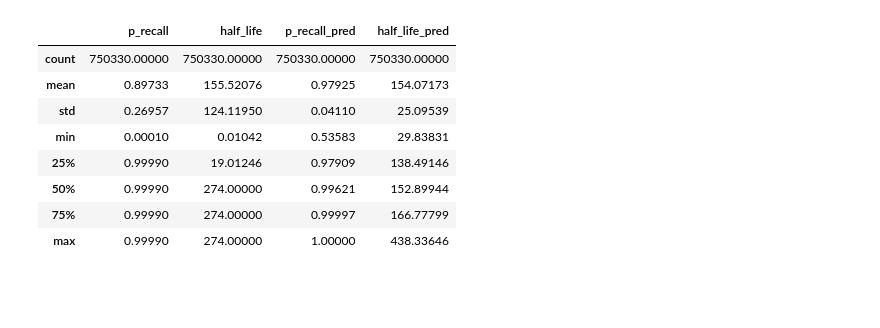
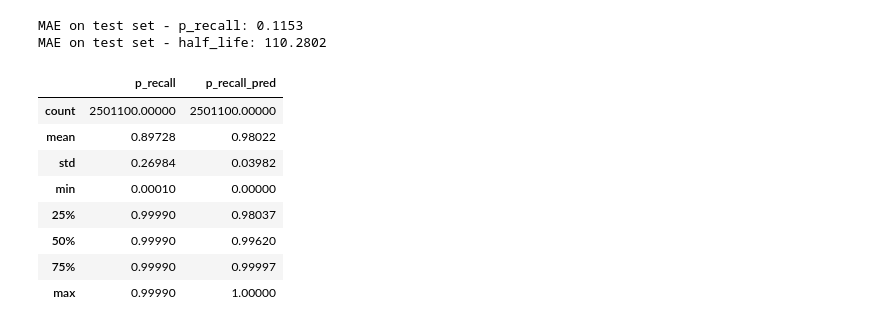
Before and after one commit to juliakubisa/spaced_repetition_algorithm, a Jupyter notebook: notebooks/neural_network_halflife.ipynb, the cells around one changed output. Cells and saved outputs as stored; diff of their text form; code cells hidden in the pictures; blank space fills up the shorter version.

Commit message:
sample weights and sampling in N-HLR

```diff
--- a/notebooks/neural_network_halflife.ipynb
+++ b/notebooks/neural_network_halflife.ipynb
@@ -112,7 +201,6 @@ def split(df, numeric_features):
     y_test_p_recall = y_test['p_recall']
     y_test_half_life = y_test['half_life']
 
-
     # Embeddings
     return df, X_train_tags, X_train_langs, X_train_numerical, X_test_tags, X_test_langs, X_test_numerical, X_train_delta, X_test_delta, X_test, y_train, y_test, y_train_half_life, y_train_p_recall, y_test_half_life, y_test_p_recall
 
@@ -120,7 +208,7 @@ def split(df, numeric_features):
     # return df, X_train_delta, X_test_delta, X_train_numerical, X_test_numerical, y_train_p_recall, y_train_half_life, y_test_p_recall, y_test_half_life
 
 # Embeddings
-df, X_train_tags, X_train_langs, X_train_numerical, X_test_tags, X_test_langs, X_test_numerical, X_train_delta, X_test_delta, X_test, y_train, y_test, y_train_half_life, y_train_p_recall, y_test_half_life, y_test_p_recall = split(dff_1.sample(frac=0.3), numeric_features)
+df, X_train_tags, X_train_langs, X_train_numerical, X_test_tags, X_test_langs, X_test_numerical, X_train_delta, X_test_delta, X_test, y_train, y_test, y_train_half_life, y_train_p_recall, y_test_half_life, y_test_p_recall = split(dff_1.sample(frac=1), numeric_features)
 
 
 # No embeddings
@@ -215,20 +316,11 @@ p_recall_output = Lambda(lambda inputs: tf.pow(2.0, -inputs[0] / (inputs[1] + 1e
 # print(y_train_p_recall.shape)
 # %%
 inputs_list = [tags_input, langs_input, numerical_input, delta_input]
+X_train_list = [X_train_tags, X_train_langs, X_train_numerical, X_train_delta]
 
-# no embeddings
-# model = Model(inputs=[numerical_input, delta_input], outputs=[half_life_output, p_recall_output])
-
-# embeddings
 model = Model(inputs=inputs_list, outputs=[half_life_output, p_recall_output])
 
 model.compile(loss=nhlr_loss, optimizer= Adam(learning_rate=learning_rate), metrics=['MAE', 'MAE'])
-
-# no embeddings
-# model.fit([X_train_numerical, X_train_delta], [y_train_half_life, y_train_p_recall], epochs=epochs, batch_size=batch_size, verbose=2)
-
-# embeddings
-X_train = [X_train_tags, X_train_langs, X_train_numerical, X_train_delta]
-model.fit(X_train, [y_train_half_life, y_train_p_recall], epochs=epochs, batch_size=batch_size, verbose=2)
+model.fit(X_train_list, [y_train_half_life, y_train_p_recall], epochs=epochs, batch_size=batch_size, verbose=2, sample_weight = sample_weights)
 model.summary()
 # %% [output]
@@ -325,8 +431,3 @@ print(f'Best Accuracy for {grid_result.best_score_:.4} using {grid_result.best_p
 # %%
 # Predict
-# y_pred_half_life, y_pred_p_recall  = model.predict([X_test_tags, X_test_langs, X_test_numerical, X_test_delta])
-
-dff_results = X_test.copy()
-dff_results['p_recall_test'], dff_results['p_recall_pred'], dff_results['diff'] = y_test['p_recall'], y_pred_p_recall, y_test['p_recall'] - y_pred_p_recall
-# dff_results['half_life'] = y_test['half_;ofe']
-# dff_results['half_life_pred'] = y_pred_half_life
+y_pred_half_life, y_pred_p_recall  = model.predict([X_test_tags, X_test_langs, X_test_numerical, X_test_delta])
@@ -333,5 +436,7 @@ dff_results['p_recall_test'], dff_results['p_recall_pred'], dff_results['diff']
 # %%
-mae_p = np.mean(np.abs(dff_results['p_recall'] - dff_results['p_recall_pred']))
-# mae_h = np.mean(np.abs(dff_results['half_life'] - dff_results['half_life_pred']))
-
-print(f"MAE on test set - p_recall: {mae_p:.4f}")
+dff_results = X_test.copy()
+dff_results['p_recall'] = y_test['p_recall']
+dff_results['p_recall_pred'] = y_pred_p_recall
+dff_results['diff'] = dff_results['p_recall'] - dff_results['p_recall_pred']
+dff_results['half_life'] = y_test['half_life']
+dff_results['half_life_pred'] = y_pred_half_life
@@ -340,12 +459,20 @@ Final MAE - p_recall: 0.1159
+# %%
+mae_p = np.mean(np.abs(dff_results['p_recall'] - dff_results['p_recall_pred']))
+mae_h = np.mean(np.abs(dff_results['half_life'] - dff_results['half_life_pred']))
+print(f"MAE on test set - p_recall: {mae_p:.4f}")
+print(f"MAE on test set - half_life: {mae_h:.4f}")
+# %% [output]
+MAE on test set - p_recall: 0.1153
+MAE on test set - half_life: 110.2802
 # %%
-y_test.describe().apply(lambda s: s.apply('{0:.5f}'.format))
+dff_results[['p_recall', 'p_recall_pred']].describe().apply(lambda s: s.apply('{0:.5f}'.format))
 # %% [output]
-|  | p_recall | half_life | p_recall_pred | half_life_pred |
-| count | 750330.00000 | 750330.00000 | 750330.00000 | 750330.00000 |
-| mean | 0.89733 | 155.52076 | 0.97925 | 154.07173 |
-| std | 0.26957 | 124.11950 | 0.04110 | 25.09539 |
-| min | 0.00010 | 0.01042 | 0.53583 | 29.83831 |
-| 25% | 0.99990 | 19.01246 | 0.97909 | 138.49146 |
-| 50% | 0.99990 | 274.00000 | 0.99621 | 152.89944 |
-| 75% | 0.99990 | 274.00000 | 0.99997 | 166.77799 |
-| max | 0.99990 | 274.00000 | 1.00000 | 438.33646 |
+|  | p_recall | p_recall_pred |
+| count | 2501100.00000 | 2501100.00000 |
+| mean | 0.89728 | 0.98022 |
+| std | 0.26984 | 0.03982 |
+| min | 0.00010 | 0.00000 |
+| 25% | 0.99990 | 0.98037 |
+| 50% | 0.99990 | 0.99620 |
+| 75% | 0.99990 | 0.99997 |
+| max | 0.99990 | 1.00000 |
```
Also changed, not shown: parts of 24 cells of this notebook.
